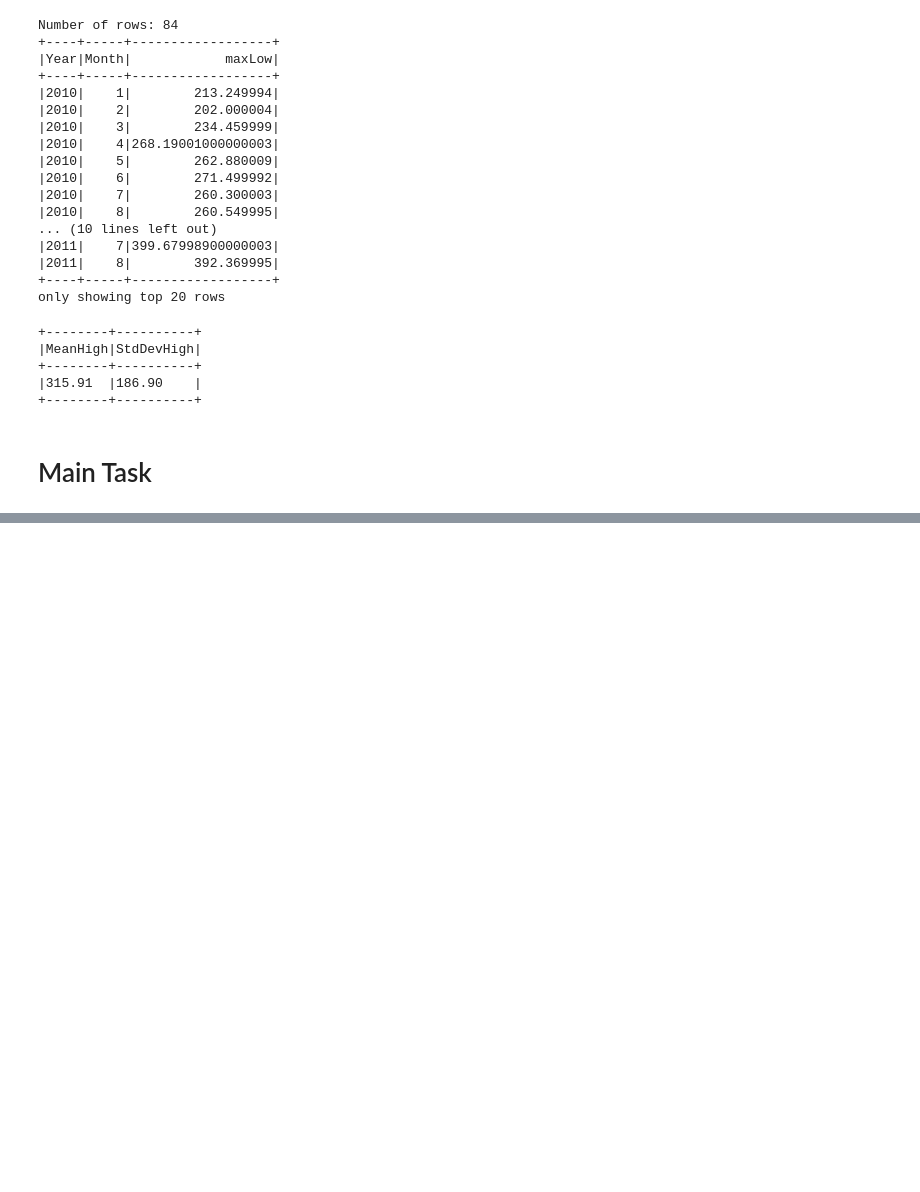
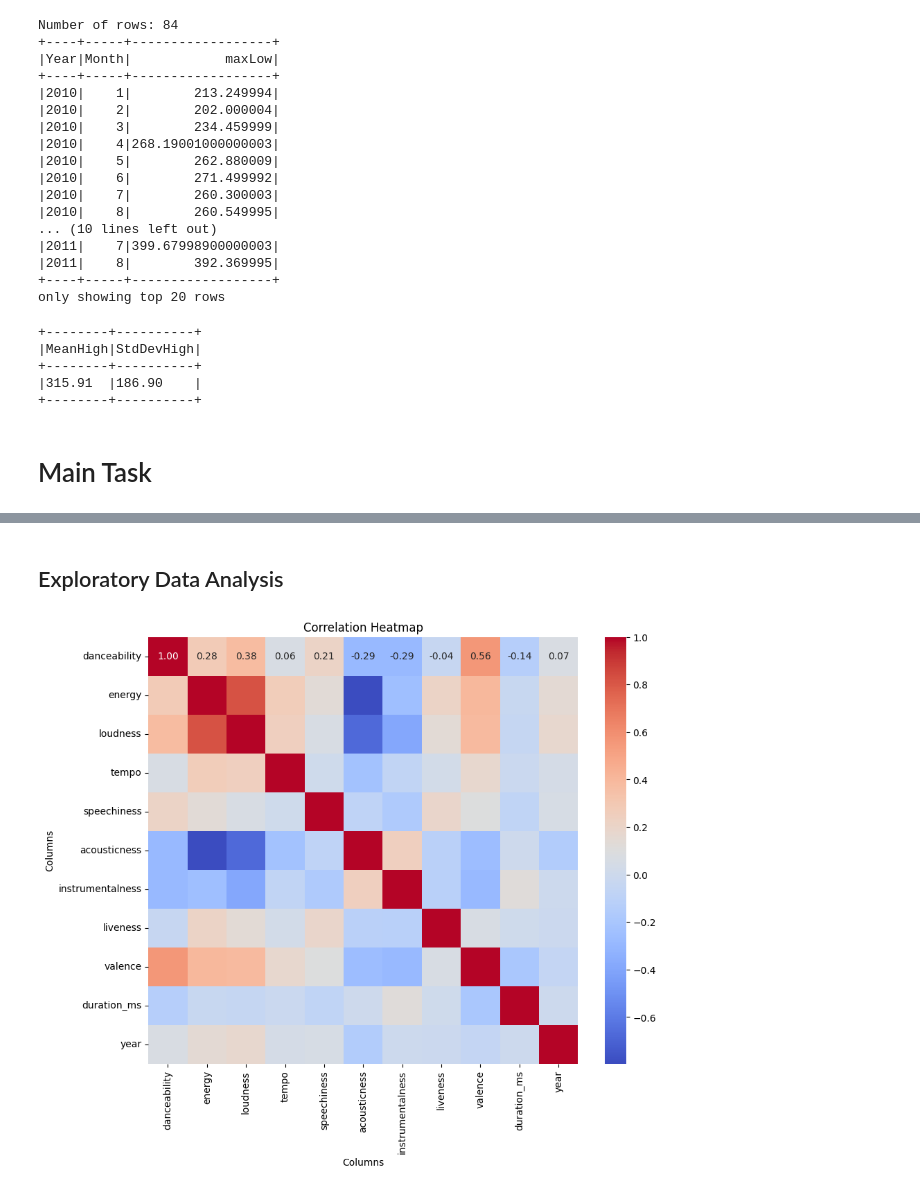
Before and after one commit to eslami200117/Data-Science, a Jupyter notebook: CA3/CA3.ipynb, the cells around one changed output, grey strips where cells are left out. Drawn from its saved outputs; the diff is of its cells as text; code cells hidden in the pictures; blank space fills up the shorter version.

Commit message:
add some plot .

```diff
--- a/CA3/CA3.ipynb
+++ b/CA3/CA3.ipynb
@@ -154,0 +217,11 @@ spotify_data = spark.read.parquet("spotify.parquet")
+# %%
+columns_to_drop = ['id', 'album_id', 'artist_ids',]
+spotify_data_clean = spotify_data.drop(*columns_to_drop)
+# %%
+spotify_data_clean = spotify_data_clean.withColumn(
+    "release_date",
+    spotify_data_clean['release_date'].cast(DateType()))
+# %%
+spotify_data_clean = spotify_data_clean.na.drop()
+# %%
+spotify_data_clean = spotify_data_clean.withColumn("duration_min", sqlf.col("duration_ms")/60000)
@@ -154,0 +248,23 @@ spotify_data = spark.read.parquet("spotify.parquet")
+# %% [markdown]
+## Exploratory Data Analysis
+# %%
+numerical_columns = ["danceability", "energy", "loudness", "tempo",
+                 "speechiness", "acousticness", "instrumentalness",
+                 "liveness", "valence", "duration_ms", "year"]
+
+numerical_df = spotify_data_clean.select(*numerical_columns)
+
+assembler = VectorAssembler(inputCols=numerical_df.columns, outputCol="features")
+feature_vector = assembler.transform(numerical_df)
+
+pearson_corr = Correlation.corr(feature_vector, "features").head()
+correlation_matrix = pearson_corr[0].toArray()
+
+plt.figure(figsize=(10, 8))
+sns.heatmap(correlation_matrix, annot=True, cmap='coolwarm', fmt=".2f", xticklabels=numerical_columns, yticklabels=numerical_columns)
+plt.title("Correlation Heatmap")
+plt.xlabel("Columns")
+plt.ylabel("Columns")
+plt.show()
+# %% [output]
+[figure, added]
```
Also changed, not shown: parts of 12 cells of this notebook.
